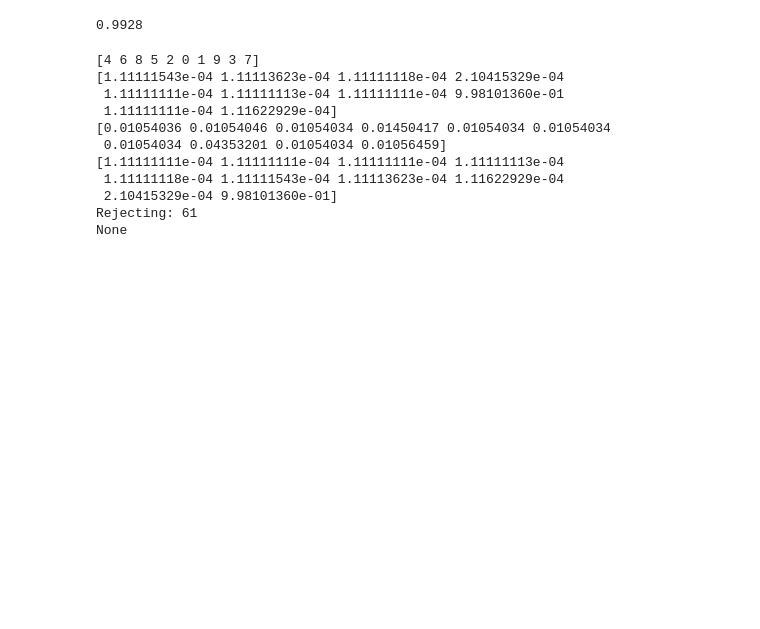
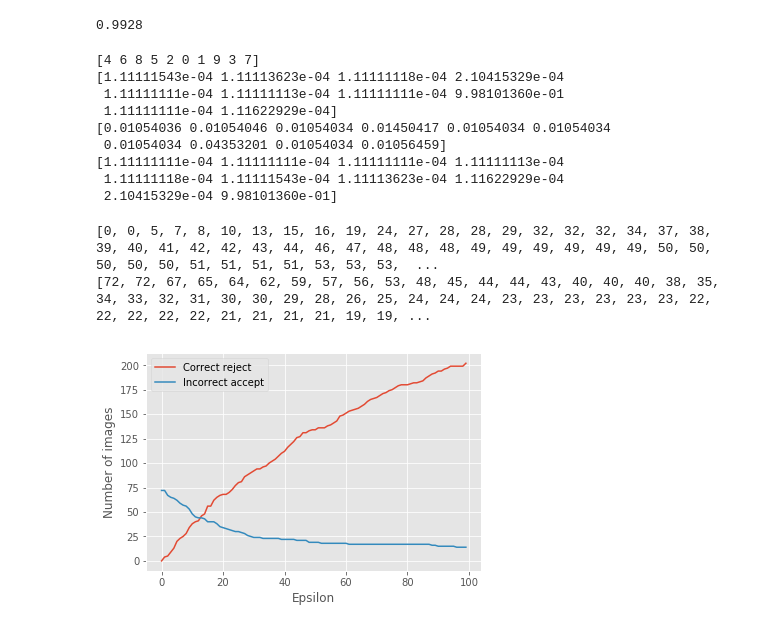
Before and after one commit to seb5666/cnn_gaussian_process_uncertainty, a Jupyter notebook: R-accuracy.ipynb, the cells around one changed output. Saved outputs shown, nothing was run; the diff lists cells and outputs as text; code cells hidden in the pictures; blank space fills up the shorter version.

```diff
--- a/R-accuracy.ipynb
+++ b/R-accuracy.ipynb
@@ -38,16 +38,20 @@ highest_p = X_p[np.arange(len(X_p)), highest_arg]
 second_highest_p  = X_p[np.arange(len(X_p)), second_highest_arg]
 highest_p_std = X_std[np.arange(len(X_p)), highest_arg]
 
-def R_acc(alpha=-1, beta=0):
-    eps = 1
+def R_acc(alpha=-1, beta=0, eps = 1):
     reject_img = highest_p - second_highest_p < eps * highest_p_std
-    print("Rejecting: {}".format(np.sum(reject_img)))
+#     print("Rejecting: {}".format(np.sum(reject_img)))
     alpha * np.sum(predictions == y_test)
     correct_accept = (y_test == predictions) & np.logical_not(reject_img)
     correct_reject = (y_test == predictions) & reject_img
-    return np.sum(predictions == y_test & np.logical_not(reject_img)) + alpha * np.sum(predictions == y_test & np.logical_not(reject_img))
-
-print(R_acc())
+    incorrect_accept = (y_test != predictions) & np.logical_not(reject_img)
+    incorrect_reject = (y_test != predictions) & reject_img
+#     print("Correct accept: {}".format(np.sum(correct_accept)))
+#     print("Correct reject: {}".format(np.sum(correct_reject)))
+#     print("Incorrect accept: {}".format(np.sum(incorrect_accept)))
+#     print("Incorrect reject: {}".format(np.sum(incorrect_reject)))
+    acc = (np.sum(correct_accept) + alpha * np.sum(incorrect_accept)) / len(y_test)
+    return np.sum(correct_reject), np.sum(incorrect_accept), np.sum(incorrect_reject), acc
 # %% [output]
 [4 6 8 5 2 0 1 9 3 7]
 [1.11111543e-04 1.11113623e-04 1.11111118e-04 2.10415329e-04
@@ -58,5 +62,30 @@ print(R_acc())
 [1.11111111e-04 1.11111111e-04 1.11111111e-04 1.11111113e-04
  1.11111118e-04 1.11111543e-04 1.11113623e-04 1.11622929e-04
  2.10415329e-04 9.98101360e-01]
-Rejecting: 61
-None
+# %%
+%matplotlib inline
+
+r_accs = []
+fns = [] # false negative: correct reject
+fps = [] # false positive: incorrect accept
+tps = []
+for eps in np.linspace(0, 10, 100):
+    fn, fp, tp, acc = R_acc(eps=eps)
+    fns.append(fn)
+    fps.append(fp)
+    tps.append(tp)
+    r_accs.append(acc)
+print(tps)
+print(fps)
+plt.figure()
+plt.plot(fns, label="Correct reject")
+plt.plot(fps, label="Incorrect accept")
+plt.xlabel("Epsilon")
+plt.ylabel("Number of images")
+plt.legend()
+
+plt.savefig("figs/r_acc_mnist.png",bbox_inches='tight')
+# %% [output]
+[0, 0, 5, 7, 8, 10, 13, 15, 16, 19, 24, 27, 28, 28, 29, 32, 32, 32, 34, 37, 38, 39, 40, 41, 42, 42, 43, 44, 46, 47, 48, 48, 48, 49, 49, 49, 49, 49, 49, 50, 50, 50, 50, 50, 51, 51, 51, 51, 53, 53, 53,  ...
+[72, 72, 67, 65, 64, 62, 59, 57, 56, 53, 48, 45, 44, 44, 43, 40, 40, 40, 38, 35, 34, 33, 32, 31, 30, 30, 29, 28, 26, 25, 24, 24, 24, 23, 23, 23, 23, 23, 23, 22, 22, 22, 22, 22, 21, 21, 21, 21, 19, 19, ...
+[figure, added]
```
Also changed, not shown: parts of 1 cell of this notebook, 17 other files.
